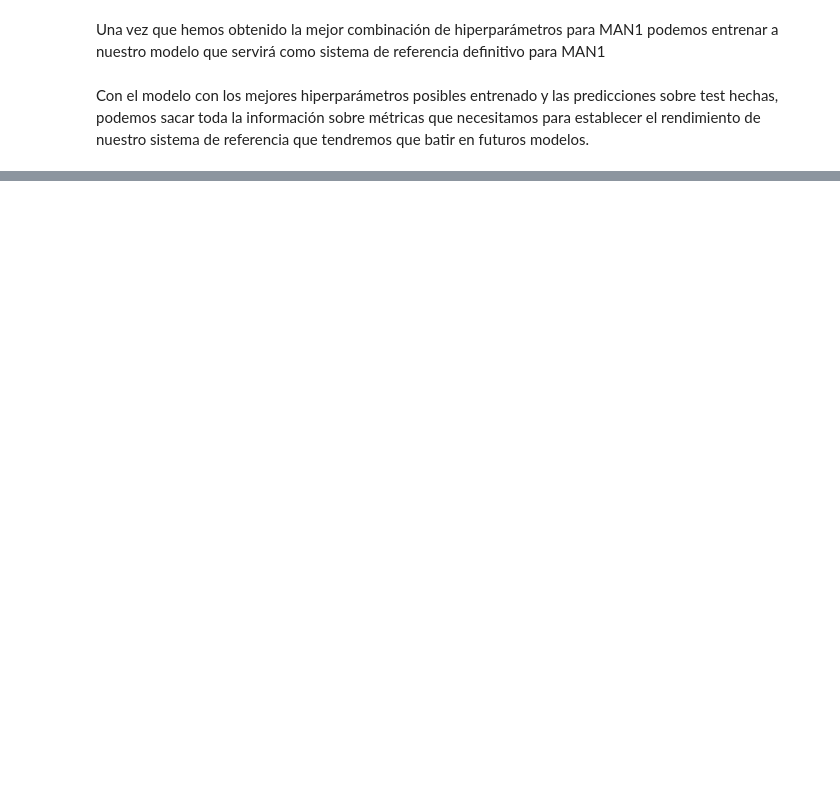
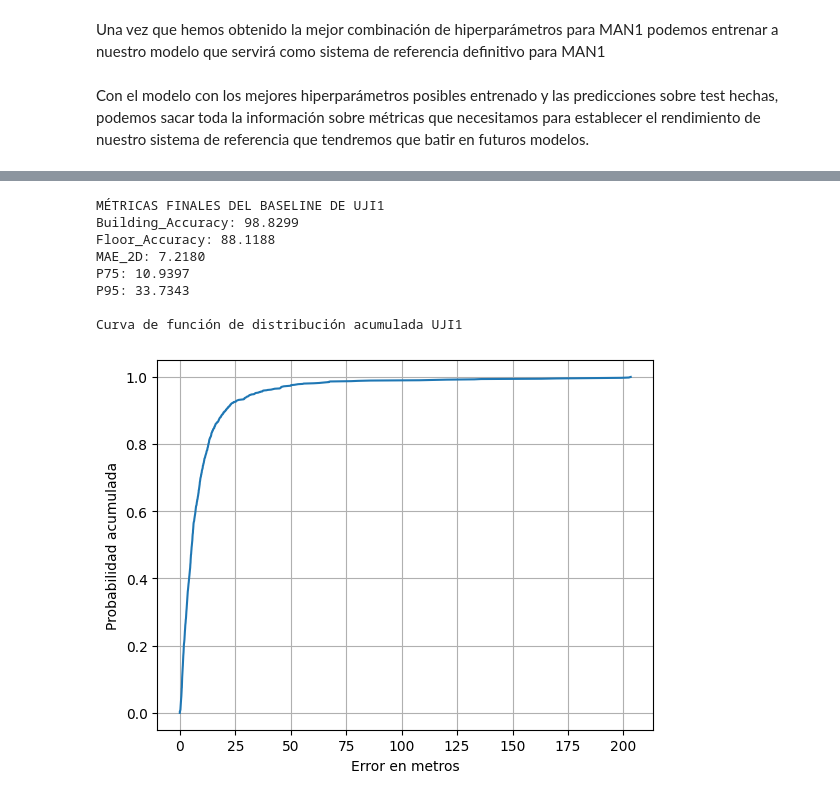
Before and after one commit to ibaivalente/TFMCode, a Jupyter notebook: notebooks/04_sistema_de_referencia.ipynb, the cells around one changed output, grey strips where cells are left out. Cells and saved outputs as stored; diff of their text form; code cells hidden in the pictures; blank space fills up the shorter version.

```diff
--- a/notebooks/04_sistema_de_referencia.ipynb
+++ b/notebooks/04_sistema_de_referencia.ipynb
@@ -221,0 +288,54 @@ Generando Función de Distribución Acumulada (CDF)...
+# %%
+# almacenamos en variables los mejores valores de k y de métrica
+uji1_best_k = uji1_best_config['k']
+uji1_best_metric = uji1_best_config['metric']
+
+# instanciamos el modelo configurado con los mejores hiperparámetros
+uji1_knn_best = KNeighborsRegressor(n_neighbors=uji1_best_k, metric=uji1_best_metric, weights='uniform')
+
+# entrenamos
+uji1_knn_best.fit(uji1_train_rss, uji1_train_crd)
+
+# predecimos test
+uji1_y_pred_best = uji1_knn_best.predict(uji1_test_rss)
+
+# y_test es el dataframe original de coordenadas de test
+uji1_y_test = uji1_test_crd.values
+# %%
+# instanciamos un objeto de la clase evaluador
+uji1_final_evaluator = PerformanceEvaluator("UJI1")
+
+# forzamos a arrays de np para poder hacer slicing por columnas
+y_test_arr = uji1_y_test.values if hasattr(uji1_y_test, 'values') else np.asarray(uji1_y_test)
+y_pred_arr = np.asarray(uji1_y_pred_best)
+
+# extraemos y redondeamos las predicciones edificio (4) y el piso (3)
+uji1_y_pred_labels = np.round(y_pred_arr[:, [4, 3]])
+
+# calculamos todas las métricas de precisión con las predicciones sobre test del modelo final
+# ahora debemos pasarle de forma explícita los 4 argumentos necesarios
+uji1_final_metrics = uji1_final_evaluator.calculate_precision(
+    y_true=y_test_arr[:, 0:2],
+    y_pred=y_pred_arr[:, 0:2],
+    building_floor_true=y_test_arr[:, [4, 3]],
+    building_floor_pred=uji1_y_pred_labels
+)
+
+# imprimimos todas las métricas finales
+print("MÉTRICAS FINALES DEL BASELINE DE UJI1")
+for metrica, valor in uji1_final_metrics.items():
+    print(f"{metrica}: {valor:.4f}")
+
+# generamos la visualización de la curva de error
+print("\nCurva de función de distribución acumulada UJI1")
+uji1_final_evaluator.plot_cdf()
+# %% [output]
+MÉTRICAS FINALES DEL BASELINE DE UJI1
+Building_Accuracy: 98.8299
+Floor_Accuracy: 88.1188
+MAE_2D: 7.2180
+P75: 10.9397
+P95: 33.7343
+
+Curva de función de distribución acumulada UJI1
+[figure, added]
```
Also changed, not shown: parts of 9 cells of this notebook, 4 other files.
